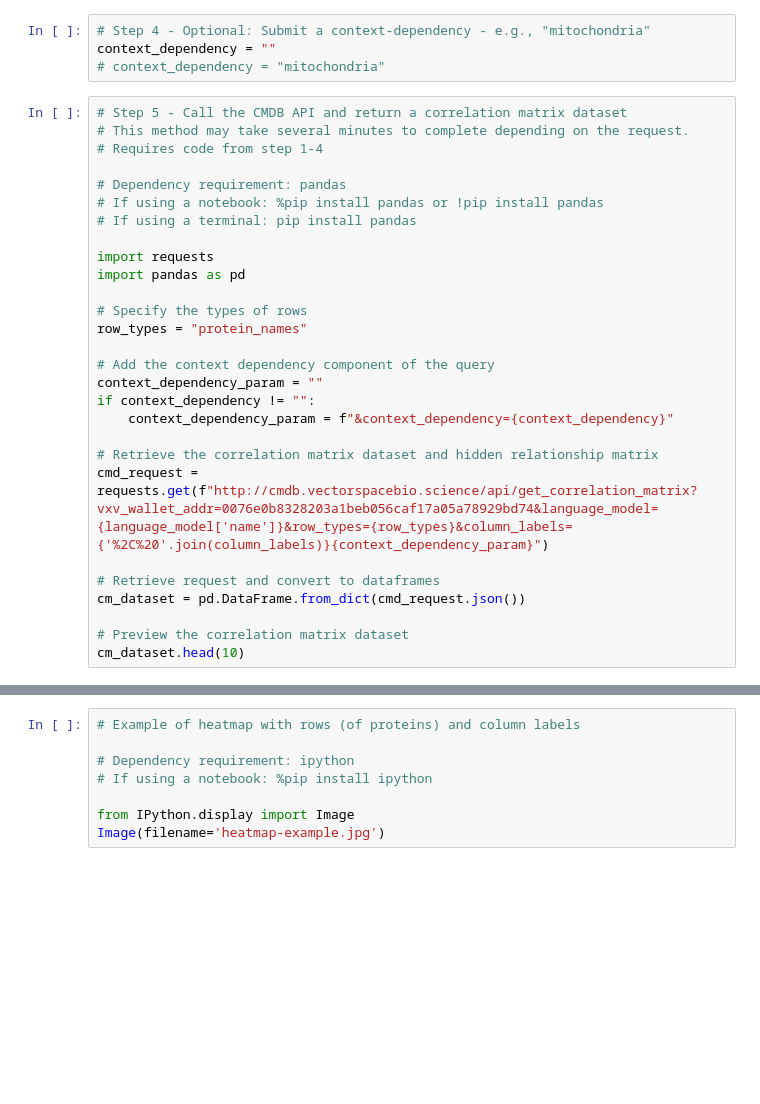
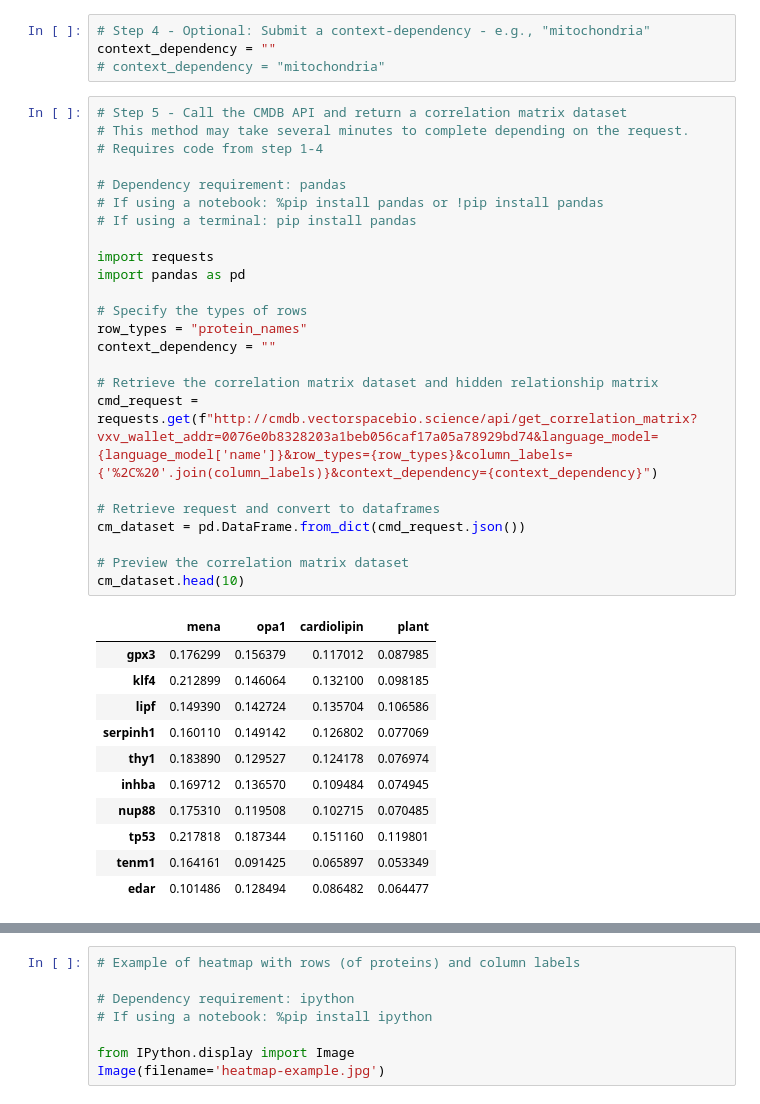
Before and after one commit to vectorspace-ai/cmdb_ppin_demo, a Jupyter notebook: cmdb-ppin-demo.ipynb, the cells around one changed output, grey strips where cells are left out. Cells and saved outputs as stored; diff of their text form; blank space fills up the shorter version.

```diff
--- a/cmdb-ppin-demo.ipynb
+++ b/cmdb-ppin-demo.ipynb
@@ -24,31 +24,39 @@ context_dependency = ""
 # %%
 # Step 5 - Call the CMDB API and return a correlation matrix dataset
 # This method may take several minutes to complete depending on the request.
 # Requires code from step 1-4
 
 # Dependency requirement: pandas
 # If using a notebook: %pip install pandas or !pip install pandas
 # If using a terminal: pip install pandas
 
 import requests
 import pandas as pd
 
 # Specify the types of rows
 row_types = "protein_names"
-
-# Add the context dependency component of the query
-context_dependency_param = ""
-if context_dependency != "":
-    context_dependency_param = f"&context_dependency={context_dependency}"
+context_dependency = ""
 
 # Retrieve the correlation matrix dataset and hidden relationship matrix
-cmd_request = requests.get(f"http://cmdb.vectorspacebio.science/api/get_correlation_matrix?vxv_wallet_addr=0076e0b8328203a1beb056caf17a05a78929bd74&language_model={language_model['name']}&row_types={row_types}&column_labels={'%2C%20'.join(column_labels)}{context_dependency_param}")
+cmd_request = requests.get(f"http://cmdb.vectorspacebio.science/api/get_correlation_matrix?vxv_wallet_addr=0076e0b8328203a1beb056caf17a05a78929bd74&language_model={language_model['name']}&row_types={row_types}&column_labels={'%2C%20'.join(column_labels)}&context_dependency={context_dependency}")
 
 # Retrieve request and convert to dataframes
 cm_dataset = pd.DataFrame.from_dict(cmd_request.json())
 
 # Preview the correlation matrix dataset
 cm_dataset.head(10)
+# %% [output]
+|  | mena | opa1 | cardiolipin | plant |
+| gpx3 | 0.176299 | 0.156379 | 0.117012 | 0.087985 |
+| klf4 | 0.212899 | 0.146064 | 0.132100 | 0.098185 |
+| lipf | 0.149390 | 0.142724 | 0.135704 | 0.106586 |
+| serpinh1 | 0.160110 | 0.149142 | 0.126802 | 0.077069 |
+| thy1 | 0.183890 | 0.129527 | 0.124178 | 0.076974 |
+| inhba | 0.169712 | 0.136570 | 0.109484 | 0.074945 |
+| nup88 | 0.175310 | 0.119508 | 0.102715 | 0.070485 |
+| tp53 | 0.217818 | 0.187344 | 0.151160 | 0.119801 |
+| tenm1 | 0.164161 | 0.091425 | 0.065897 | 0.053349 |
+| edar | 0.101486 | 0.128494 | 0.086482 | 0.064477 |
 # %%
 # Step 6 - Preprocess the data and output the html heatmap
 
```
Also changed, not shown: parts of 4 cells of this notebook.
